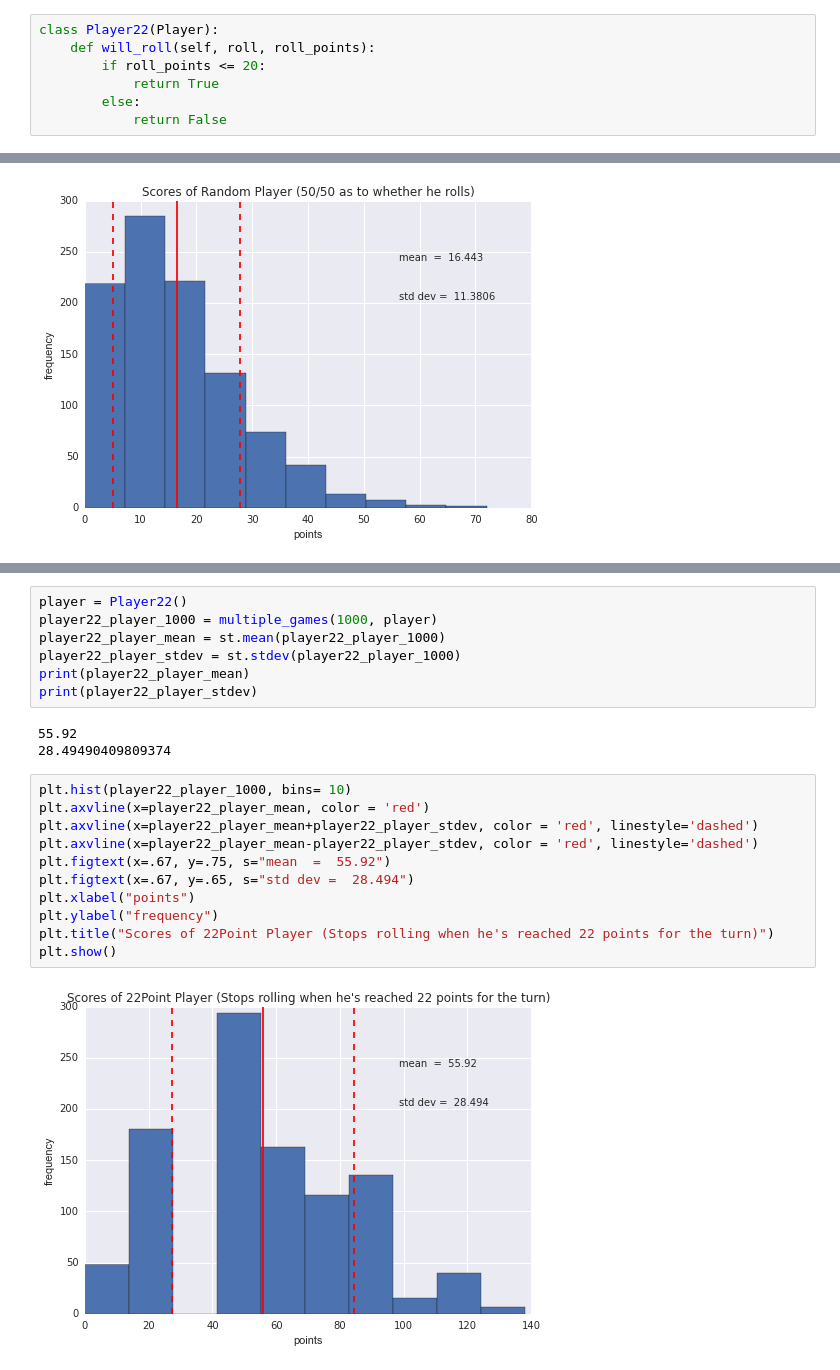
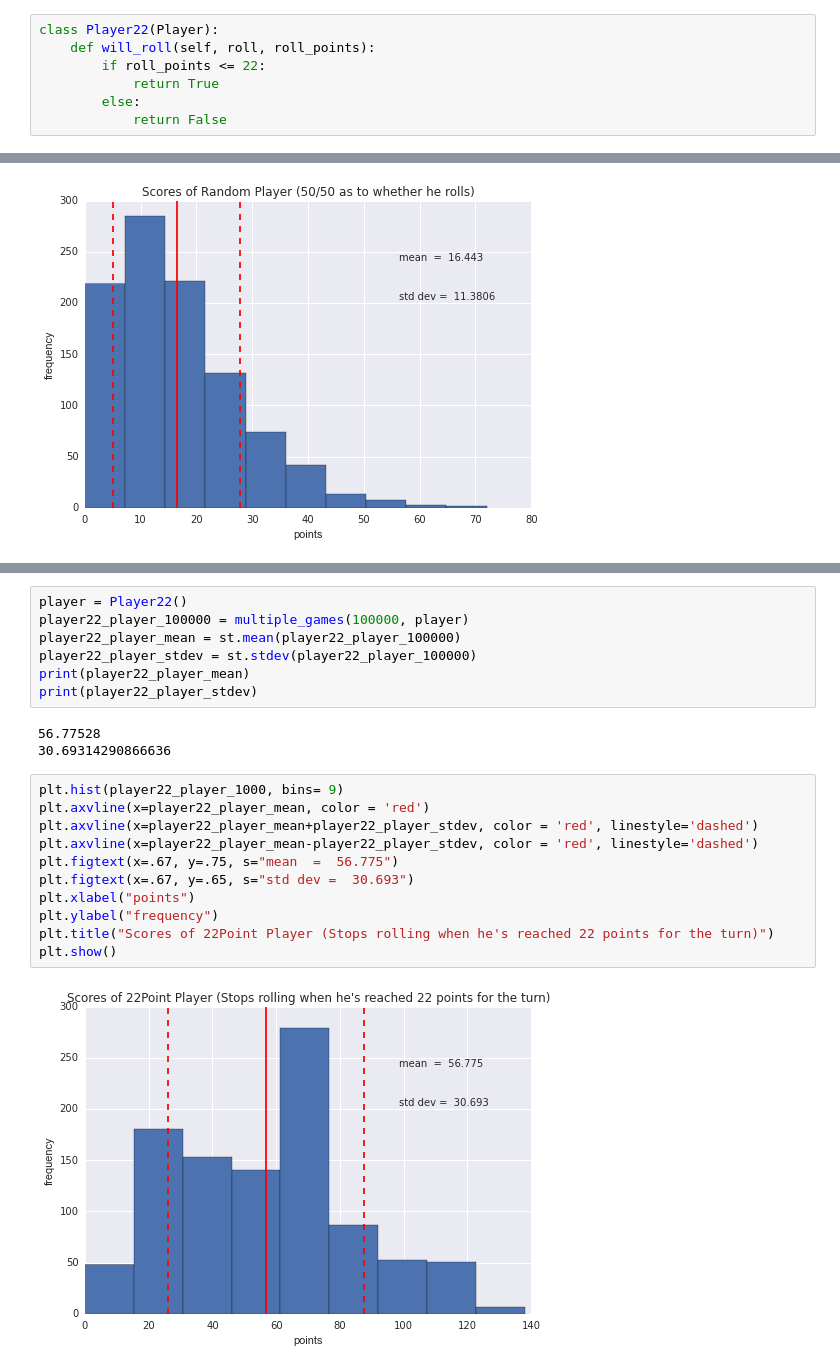
Before and after one commit to BretRunestad/some-pig, a Jupyter notebook: pig_solitaire.ipynb, the cells around one changed output, grey strips where cells are left out. Saved outputs shown, nothing was run; the diff lists cells and outputs as text.

Commit message:
finished with a bevy of charting

```diff
--- a/pig_solitaire.ipynb
+++ b/pig_solitaire.ipynb
@@ -49,7 +72,7 @@ class Player20(Player):
 # %%
 class Player22(Player):
     def will_roll(self, roll, roll_points):
-        if roll_points <= 20:
+        if roll_points <= 22:
             return True
         else:
             return False
@@ -255,23 +327,23 @@ plt.show()
 # %%
 player = Player22()
-player22_player_1000 = multiple_games(1000, player)
-player22_player_mean = st.mean(player22_player_1000)
-player22_player_stdev = st.stdev(player22_player_1000)
+player22_player_100000 = multiple_games(100000, player)
+player22_player_mean = st.mean(player22_player_100000)
+player22_player_stdev = st.stdev(player22_player_100000)
 print(player22_player_mean)
 print(player22_player_stdev)
 # %% [output]
-55.92
-28.49490409809374
+56.77528
+30.69314290866636
 # %%
-plt.hist(player22_player_1000, bins= 10)
+plt.hist(player22_player_1000, bins= 9)
 plt.axvline(x=player22_player_mean, color = 'red')
 plt.axvline(x=player22_player_mean+player22_player_stdev, color = 'red', linestyle='dashed')
 plt.axvline(x=player22_player_mean-player22_player_stdev, color = 'red', linestyle='dashed')
-plt.figtext(x=.67, y=.75, s="mean  =  55.92")
-plt.figtext(x=.67, y=.65, s="std dev =  28.494")
+plt.figtext(x=.67, y=.75, s="mean  =  56.775")
+plt.figtext(x=.67, y=.65, s="std dev =  30.693")
 plt.xlabel("points")
 plt.ylabel("frequency")
 plt.title("Scores of 22Point Player (Stops rolling when he's reached 22 points for the turn)")
 plt.show()
 # %% [output]
-[figure, old version]
+[figure, new version]
```
Also changed, not shown: parts of 33 cells of this notebook.
